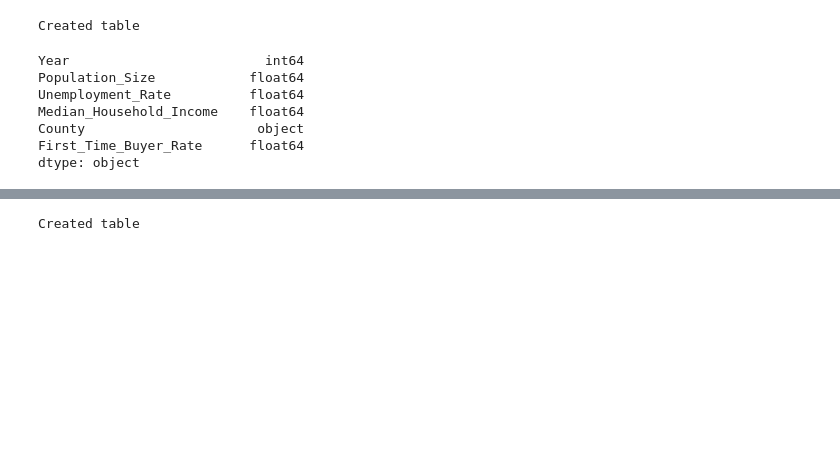
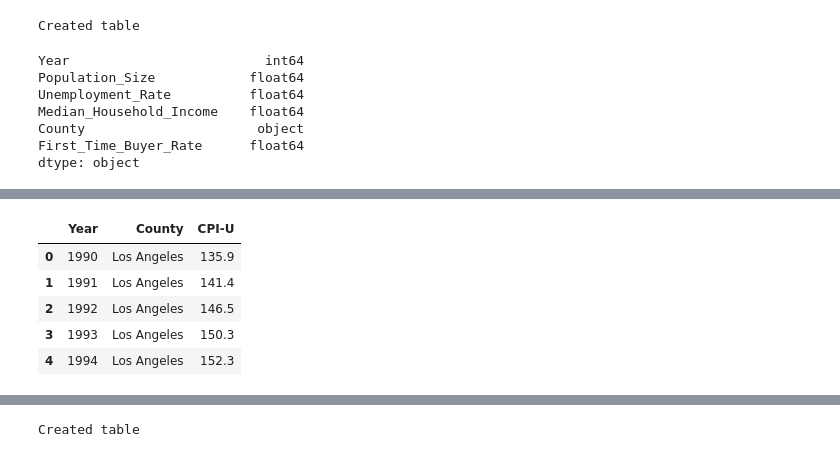
Before and after one commit to dpTuttle/final_project, a Jupyter notebook: Segment_2_Deliverables/Data_Load/Code/DataLoad_Population_Unemployment_MedianIncome_BuyerRate.ipynb, the cells around one changed output, grey strips where cells are left out. Drawn from its saved outputs; the diff is of its cells as text; code cells hidden in the pictures; blank space fills up the shorter version.

```diff
--- a/Segment_2_Deliverables/Data_Load/Code/DataLoad_Population_Unemployment_MedianIncome_BuyerRate.ipynb
+++ b/Segment_2_Deliverables/Data_Load/Code/DataLoad_Population_Unemployment_MedianIncome_BuyerRate.ipynb
@@ -757,0 +759,12 @@ median_house_df.head()
+# %%
+# cpi_df to notebook
+cpi_df = pd.read_csv("../Completed_CSV/cpi.csv")
+cpi_df = cpi_df.drop(columns="Unnamed: 0")
+cpi_df.head()
+# %% [output]
+|  | Year | County | CPI-U |
+| 0 | 1990 | Los Angeles | 135.9 |
+| 1 | 1991 | Los Angeles | 141.4 |
+| 2 | 1992 | Los Angeles | 146.5 |
+| 3 | 1993 | Los Angeles | 150.3 |
+| 4 | 1994 | Los Angeles | 152.3 |
```
Also changed, not shown: parts of 5 cells of this notebook, 3 other files.
